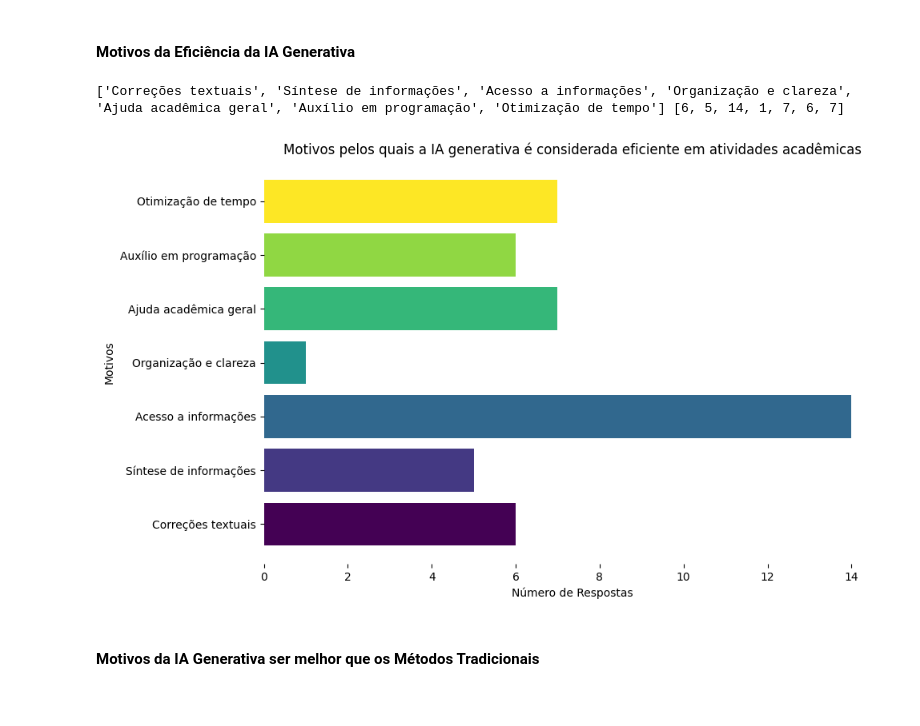
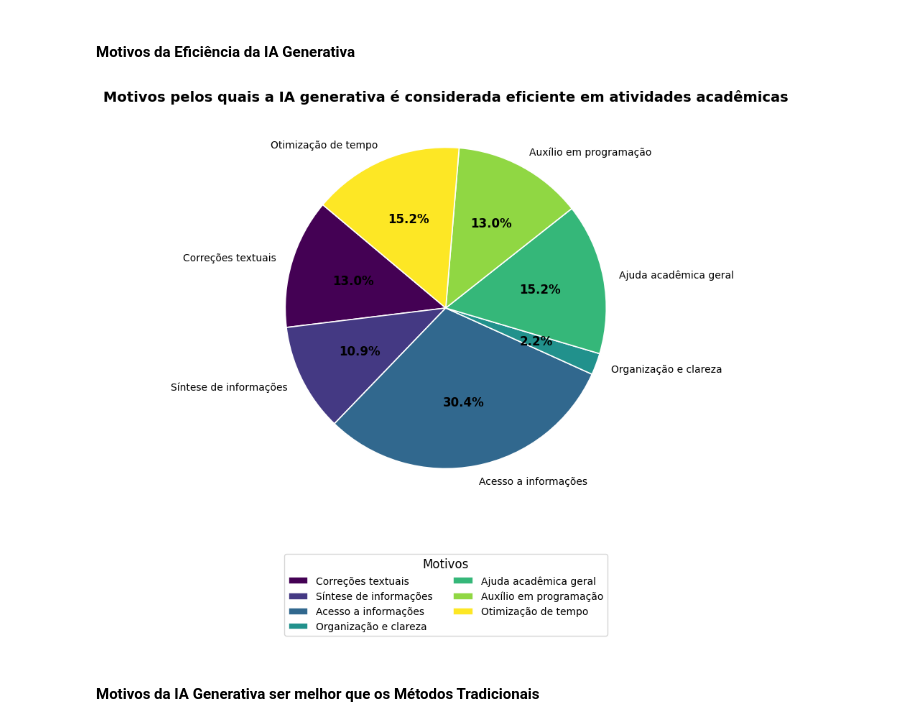
Before and after one commit to MariaLuiseB/Analise-TCC, a Jupyter notebook: tcc_analises.ipynb, the cells around one changed output. Saved outputs shown, nothing was run; the diff lists cells and outputs as text; code cells hidden in the pictures.

```diff
--- a/tcc_analises.ipynb
+++ b/tcc_analises.ipynb
@@ -283,7 +350,7 @@ bars = plt.bar(contagem_semestres.index, contagem_semestres.values, color=colors
 plt.ylim(0, max(contagem_semestres) + 8,)  # Ajustar limite do eixo y
 
 # Adicionar título e rótulos
-plt.title('Distribuição de Discentes por Semestre', fontsize=14, fontweight='bold')
+# plt.title('Distribuição de Discentes por Semestre', fontsize=14, fontweight='bold')
 plt.xlabel('Semestre', fontweight='bold')
 plt.ylabel('Quantidade de Alunos', fontweight='bold')
 plt.xticks(rotation=45, fontweight='bold')
@@ -302,4 +369,11 @@ plt.tight_layout()
 
 # Exibir o gráfico
 plt.show()
+
+#Número de respostas por semestre e porcentagem ao lado
+print("\nNúmero de respostas por semestre e porcentagem ao lado:")
+for semestre, contagem, porcentagem in zip(contagem_semestres.index, contagem_semestres.values, porcentagens):
+    print(f"{semestre}: {contagem} ({porcentagem:.1f}%)")
+# Número total de respostas
+print(f"\nNúmero total de respostas: {total_alunos}")
 # %% [output]
@@ -352,5 +439,11 @@ plt.title('Contato com Ferramentas de IA Generativa Para Interesse Pessoal', fon
 # Exibir o gráfico
 plt.tight_layout()
 plt.show()
+
+# Número de respostas por experiência com IA Generativa e porcentagem ao lado
+print("\nNúmero de respostas por experiência com IA Generativa e porcentagem ao lado:")
+for resposta, contagem in zip(experiencia_ia_lazer.index, experiencia_ia_lazer):
+    porcentagem = contagem  # Já está em porcentagem
+    print(f"{resposta}: {contagem:.1f}%")
 # %% [output]
 [figure]
@@ -932,50 +1190,55 @@ palavras_chave = {
     'Otimização de tempo': ['tempo', 'agilidade', 'produtividade'],
     'Correções textuais': ['texto', 'gramatical', 'correção', 'escrita'],
     'Acesso a informações': ['informações', 'conteúdo', 'dados', 'conhecimento'],
     'Ajuda acadêmica geral': ['acadêmico', 'estudo', 'aprendizado', 'pesquisa'],
     'Organização e clareza': ['organizar', 'estruturar', 'clareza', 'estruturado'],
 }
 
 # Função para categorizar as respostas com base nas palavras-chave
 def categorizar_respostas(respostas, palavras_chave):
     categorias_contagem = Counter()
 
     for resposta in respostas:
         for categoria, palavras in palavras_chave.items():
             if any(palavra in resposta.lower() for palavra in palavras):
                 categorias_contagem[categoria] += 1
 
     return categorias_contagem
 
 # Contagem de categorias
 categorias_contagem = categorizar_respostas(respostas, palavras_chave)
 
-# Preparando dados para o gráfico
+# Extrair categorias e contagens
 categorias = list(categorias_contagem.keys())
 contagem = list(categorias_contagem.values())
 
-print(categorias,contagem)
+# Criar gráfico de pizza
+plt.figure(figsize=(8, 8))
+wedges, texts, autotexts = plt.pie(
+    contagem,
+    labels=categorias,
+    autopct='%1.1f%%',
+    startangle=140,
+    colors=plt.cm.viridis(np.linspace(0, 1, len(categorias))),
+    wedgeprops={'edgecolor': 'white', 'linewidth': 1.2}
+)
 
-# Definindo as cores para as categorias
-cores = plt.cm.viridis(np.linspace(0, 1, len(categorias)))  # Cores da paleta viridis
-colors = cores
+# Ajustar o estilo do texto das porcentagens
+for autotext in autotexts:
+    autotext.set_color('black')
+    autotext.set_fontsize(12)
+    autotext.set_fontweight('bold')
 
-# Plotando o gráfico de barras horizontais
-plt.figure(figsize=(10, 6))
-plt.barh(categorias, contagem, color=colors)
-plt.xlabel('Número de Respostas')
-plt.ylabel('Motivos')
-plt.title('Motivos pelos quais a IA generativa é considerada eficiente em atividades acadêmicas')
+# Adicionar título
+plt.title('Motivos pelos quais a IA generativa é considerada eficiente em atividades acadêmicas', fontweight='bold', fontsize=14)
+
+# Ajustar layout
+plt.legend(wedges, categorias, title="Motivos", loc="upper center", bbox_to_anchor=(0.5, -0.1), fontsize=10, title_fontsize=12, ncol=2)
 plt.tight_layout()
 
-#Remover borda e grid
-plt.box(False)
-plt.grid(False)
-
 plt.show()
 # %% [output]
-['Correções textuais', 'Síntese de informações', 'Acesso a informações', 'Organização e clareza', 'Ajuda acadêmica geral', 'Auxílio em programação', 'Otimização de tempo'] [6, 5, 14, 1, 7, 6, 7]
-[figure, old version]
+[figure, new version]
 # %% [markdown]
 #### Motivos da IA Generativa ser melhor que os Métodos Tradicionais
 # %%
```
Also changed, not shown: parts of 13 cells of this notebook, 1 other file.
